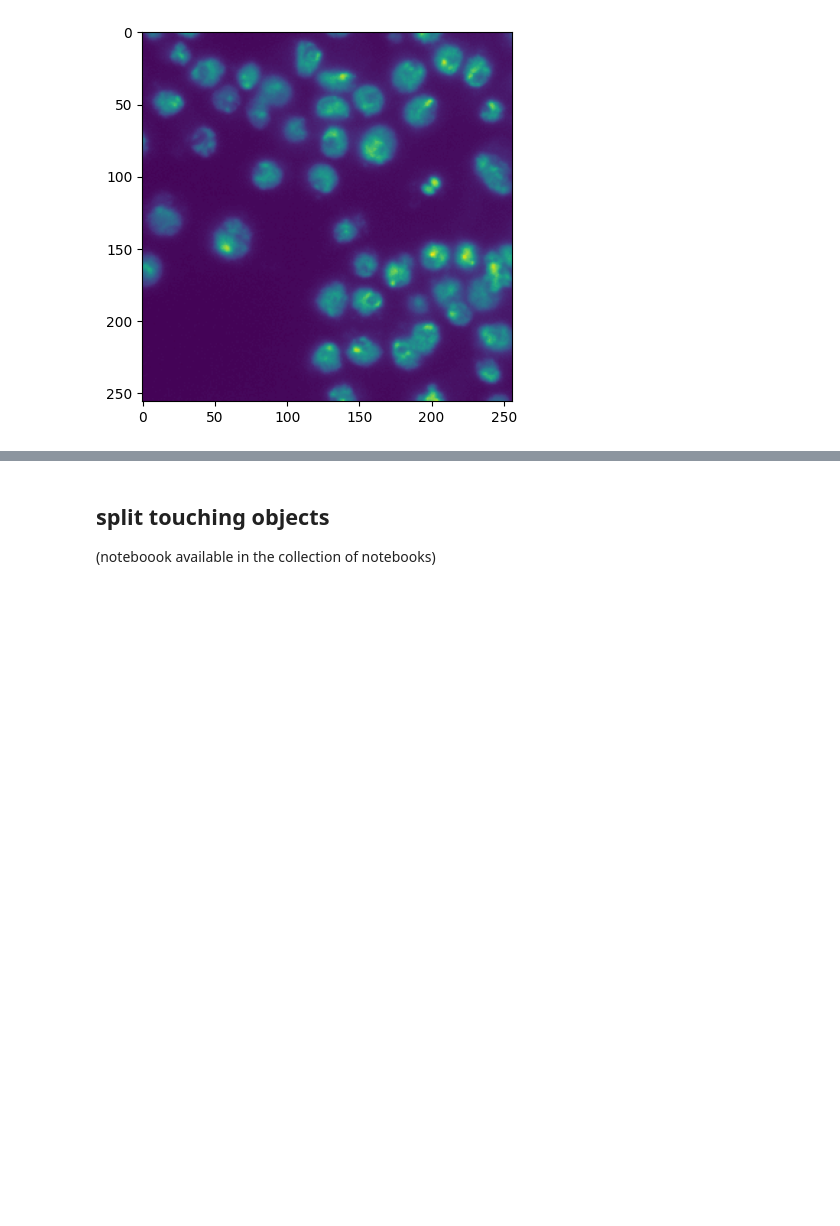
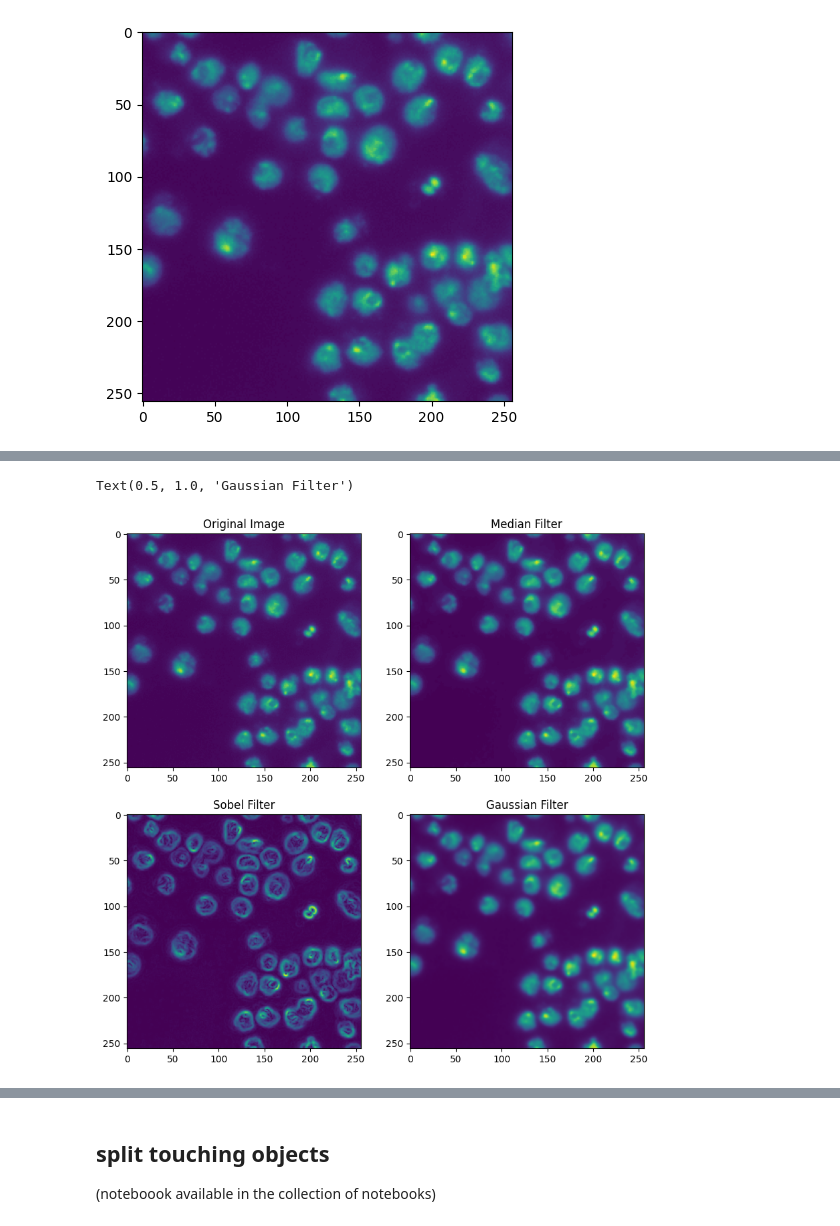
Before and after one commit to moritzmarquardt/workshop_IBEC, a Jupyter notebook: 01_image_analysis_basics.ipynb, the cells around one changed output, grey strips where cells are left out. Cells and saved outputs as stored; diff of their text form; code cells hidden in the pictures; blank space fills up the shorter version.

```diff
--- a/01_image_analysis_basics.ipynb
+++ b/01_image_analysis_basics.ipynb
@@ -35,0 +38,14 @@ plt.show()
+# %%
+fix, ax = plt.subplots(2, 2, figsize=(10, 10))
+ax = ax.ravel()
+ax[0].imshow(img)
+ax[0].set_title('Original Image')
+ax[1].imshow(filters.median(img))
+ax[1].set_title('Median Filter')
+ax[2].imshow(filters.sobel(img))
+ax[2].set_title('Sobel Filter')
+ax[3].imshow(filters.gaussian(img))
+ax[3].set_title('Gaussian Filter')
+# %% [output]
+Text(0.5, 1.0, 'Gaussian Filter')
+[figure, added]
```
Also changed, not shown: parts of 9 cells of this notebook, 1 other file.
